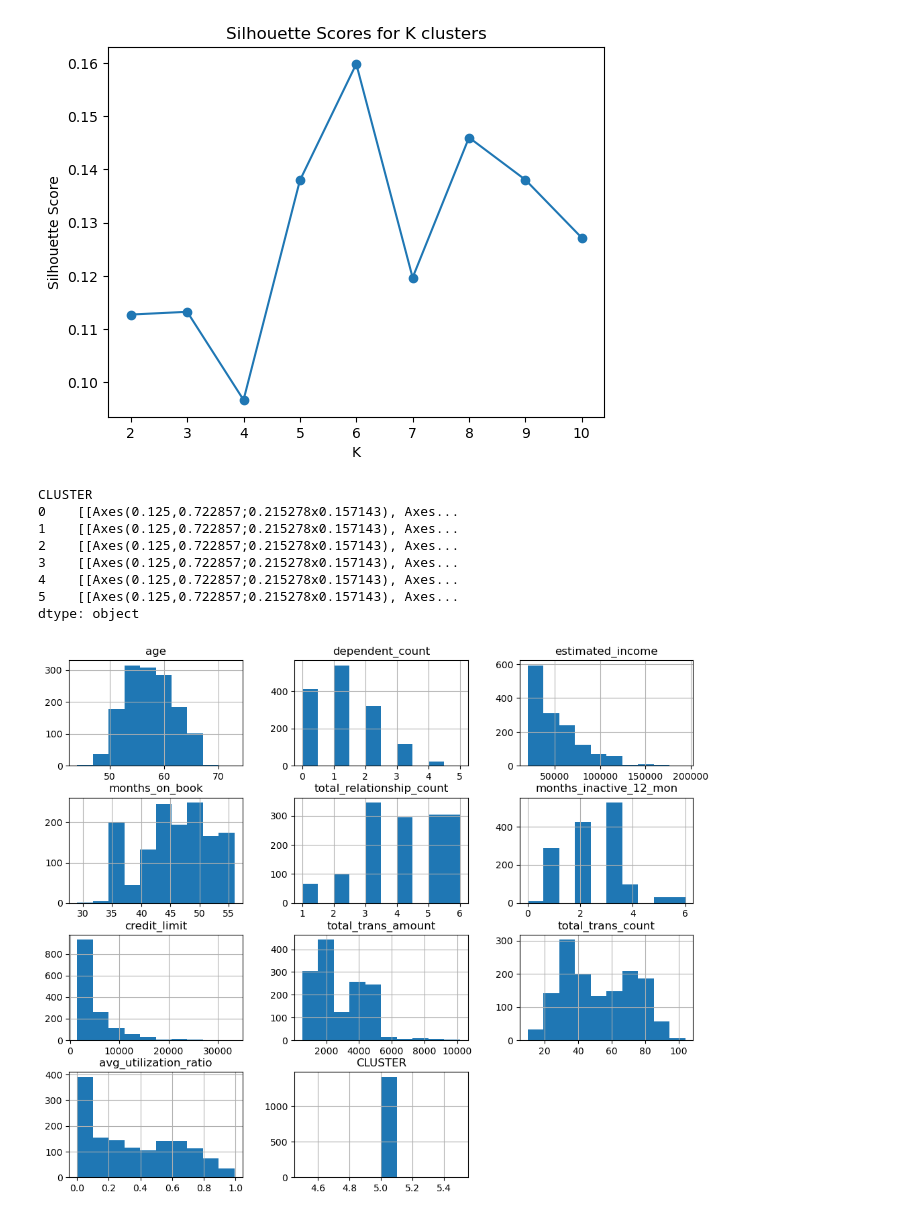
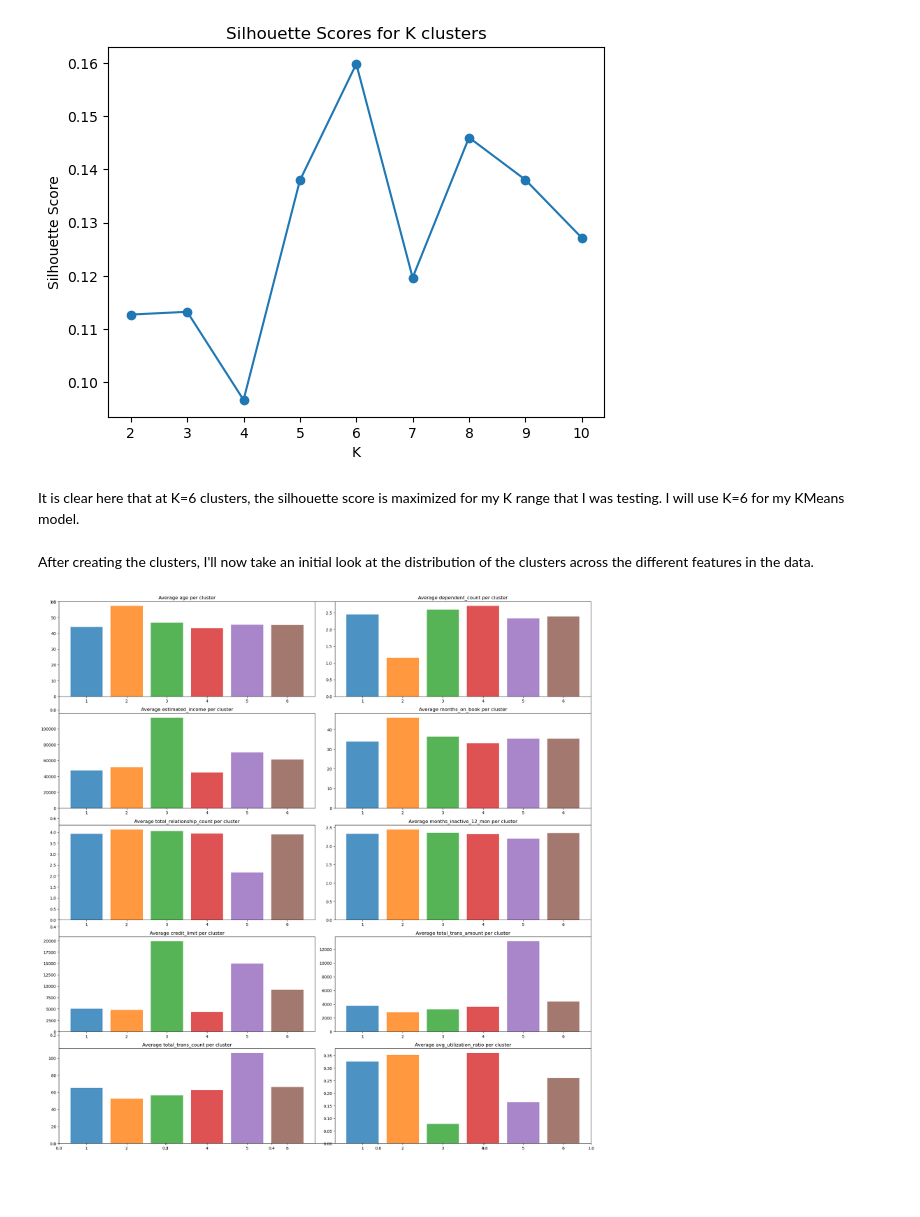
Before and after one commit to fano-raza/CC-Segmentation, a Jupyter notebook: CC_segmentation.ipynb, the cells around one changed output. Drawn from its saved outputs; the diff is of its cells as text; code cells hidden in the pictures; blank space fills up the shorter version.

Commit message:
Initial Commit

```diff
--- a/CC_segmentation.ipynb
+++ b/CC_segmentation.ipynb
@@ -71,3 +82,13 @@ catCols = [col for col in df.columns if not is_numeric_dtype(df[col])]
 catCols
 # %% [output]
 ['gender', 'education_level', 'marital_status']
+# %%
+fig, ax = plt.subplots(1, 3, figsize=(18, 6))
+
+for i, col in enumerate(catCols):
+    count = df[col].value_counts()
+    ax[i].bar(count.index, count.values)
+    ax[i].set_title(f"distribution of {col}")
+
+plt.tight_layout()
+plt.show()
@@ -159,30 +201,27 @@ plt.title('Silhouette Scores for K clusters')
 plt.show()
 # %% [output]
 [figure]
+# %% [markdown]
+It is clear here that at K=6 clusters, the silhouette score is maximized for my K range that I was testing. I will use K=6 for my KMeans model.
 # %%
 model = KMeans(n_clusters=6)
 clusters = model.fit_predict(df_scaled)
+# %% [markdown]
+After creating the clusters, I'll now take an initial look at the distribution of the clusters across the different features in the data.
 # %%
+clusters+=1
 df['CLUSTER'] = clusters
 
-fig, ax = plt.subplots(figsize=(12, 10))
+fig, ax = plt.subplots(figsize=(20, 20))
 
-df.drop('customer_id', axis=1).groupby('CLUSTER').hist(ax=ax)
+for i, col in enumerate(numCols):
+    c_means = df.groupby('CLUSTER')[col].mean()
 
-# for col in numCols:
-#     c_means = df.groupby('CLUSTER')[col].mean()
-#     plt.bar(c_means.index, c_means)
-#     plt.title(col)
-#     plt.xlabel('Cluster')
-#     plt.ylabel(f'Mean {col}')
-#     plt.show()
+    ax = fig.add_subplot(5, 2, i+1)
+    ax.bar(c_means.index, c_means, color=sns.color_palette('tab10'), alpha=0.8)
+    ax.set_title(f"Average {col} per cluster")
+
+plt.tight_layout()
+plt.show()
 # %% [output]
-CLUSTER
-0    [[Axes(0.125,0.722857;0.215278x0.157143), Axes...
-1    [[Axes(0.125,0.722857;0.215278x0.157143), Axes...
-2    [[Axes(0.125,0.722857;0.215278x0.157143), Axes...
-3    [[Axes(0.125,0.722857;0.215278x0.157143), Axes...
-4    [[Axes(0.125,0.722857;0.215278x0.157143), Axes...
-5    [[Axes(0.125,0.722857;0.215278x0.157143), Axes...
-dtype: object
-[figure, old version]
+[figure, new version]
```
Also changed, not shown: parts of 18 cells of this notebook, 1 other file.
